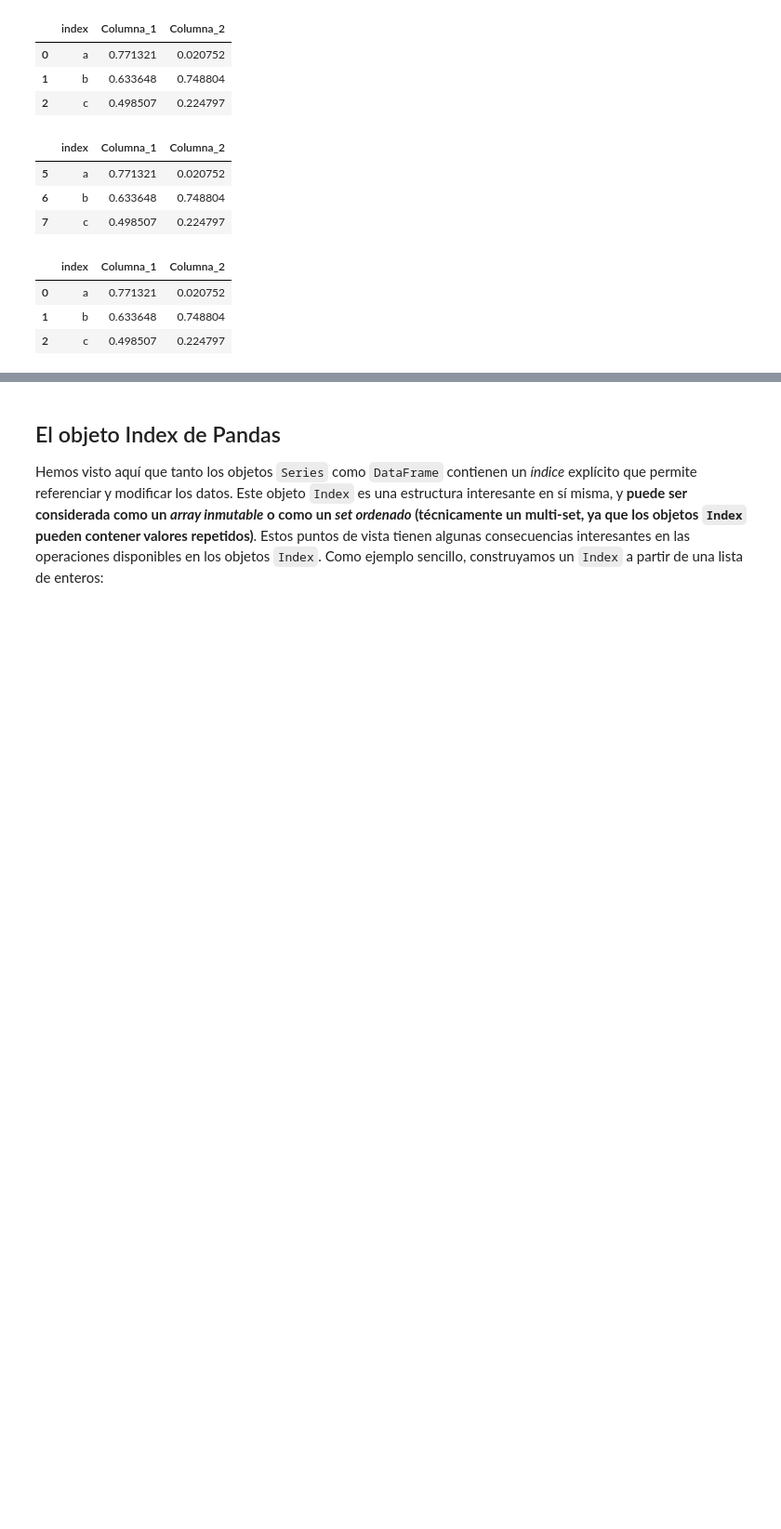
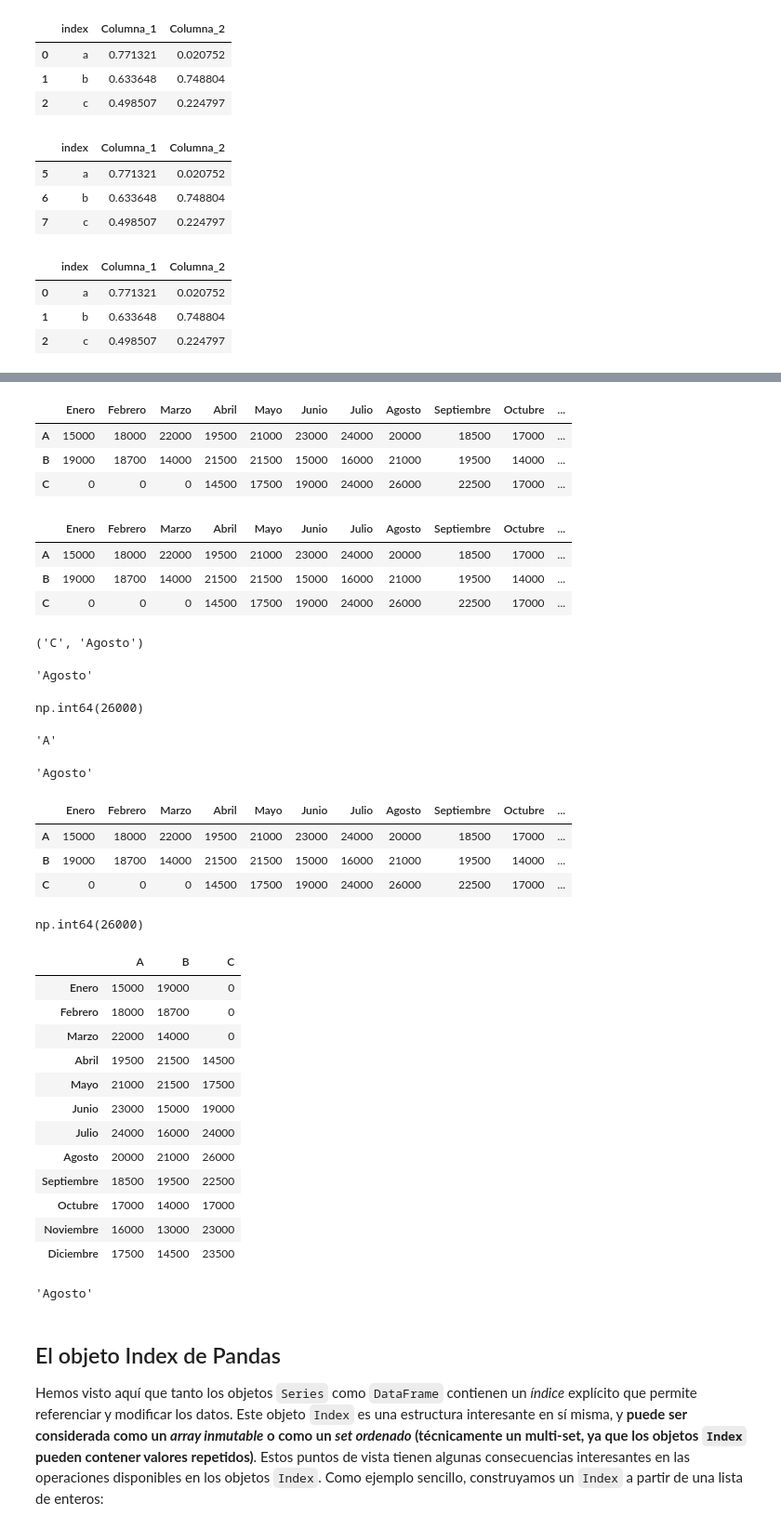
Before and after one commit to urkomen/2026-02-BILBAO-FT-Data-Science, a Jupyter notebook: 2-Data_Analysis/2-Pandas/Teoría/1_Intro_Pandas.ipynb, the cells around one changed output, grey strips where cells are left out. Shown at 93% size. Saved outputs shown, nothing was run; the diff lists cells and outputs as text; code cells hidden in the pictures; blank space fills up the shorter version.

```diff
--- a/2-Data_Analysis/2-Pandas/Teoría/1_Intro_Pandas.ipynb
+++ b/2-Data_Analysis/2-Pandas/Teoría/1_Intro_Pandas.ipynb
@@ -537,3 +548,83 @@ ventas_mensuales_C = pd.Series([0, 0, 0, 14500, 17500, 19000, 24000, 26000, 2250
+# %%
+ventas_mensuales_A.index = meses
+ventas_mensuales_B.index = meses
+ventas_mensuales_C.index = meses
+
+df = pd.DataFrame([ventas_mensuales_A, ventas_mensuales_B, ventas_mensuales_C],
+                  index=['A', 'B', 'C'])
+df
+# %% [output]
+|  | Enero | Febrero | Marzo | Abril | Mayo | Junio | Julio | Agosto | Septiembre | Octubre | ... |
+| A | 15000 | 18000 | 22000 | 19500 | 21000 | 23000 | 24000 | 20000 | 18500 | 17000 | ... |
+| B | 19000 | 18700 | 14000 | 21500 | 21500 | 15000 | 16000 | 21000 | 19500 | 14000 | ... |
+| C | 0 | 0 | 0 | 14500 | 17500 | 19000 | 24000 | 26000 | 22500 | 17000 | ... |
+# %%
+df_bien = pd.DataFrame([ventas_mensuales_A.values, ventas_mensuales_B.values, ventas_mensuales_C.values],
+                  columns = meses,
+                  index=['A', 'B', 'C'])
+df_bien
+# %% [output]
+|  | Enero | Febrero | Marzo | Abril | Mayo | Junio | Julio | Agosto | Septiembre | Octubre | ... |
+| A | 15000 | 18000 | 22000 | 19500 | 21000 | 23000 | 24000 | 20000 | 18500 | 17000 | ... |
+| B | 19000 | 18700 | 14000 | 21500 | 21500 | 15000 | 16000 | 21000 | 19500 | 14000 | ... |
+| C | 0 | 0 | 0 | 14500 | 17500 | 19000 | 24000 | 26000 | 22500 | 17000 | ... |
+# %%
+# 2
+df_bien.stack().idxmax()
+# %% [output]
+('C', 'Agosto')
+# %%
+df_bien.max().idxmax()
+# %% [output]
+'Agosto'
+# %%
+df_bien.max().max()
+# %% [output]
+np.int64(26000)
+# %%
+# 3
+df_bien.mean(axis=1).idxmax()
+# %% [output]
+'A'
+# %%
+df_bien.mean(axis=0).idxmax()
+# %% [output]
+'Agosto'
+# %%
+# 4
+df_bien['Total_ventas'] = df_bien.sum(axis=1)
+df_bien
+# %% [output]
+|  | Enero | Febrero | Marzo | Abril | Mayo | Junio | Julio | Agosto | Septiembre | Octubre | ... |
+| A | 15000 | 18000 | 22000 | 19500 | 21000 | 23000 | 24000 | 20000 | 18500 | 17000 | ... |
+| B | 19000 | 18700 | 14000 | 21500 | 21500 | 15000 | 16000 | 21000 | 19500 | 14000 | ... |
+| C | 0 | 0 | 0 | 14500 | 17500 | 19000 | 24000 | 26000 | 22500 | 17000 | ... |
+# %%
+# Dejamos fuera la última columna
+df_bien[list(df_bien)[:-1]].max().max()
+# %% [output]
+np.int64(26000)
+# %%
+df_bien_T = df_bien.T
+df_bien_T
+# %% [output]
+|  | A | B | C |
+| Enero | 15000 | 19000 | 0 |
+| Febrero | 18000 | 18700 | 0 |
+| Marzo | 22000 | 14000 | 0 |
+| Abril | 19500 | 21500 | 14500 |
+| Mayo | 21000 | 21500 | 17500 |
+| Junio | 23000 | 15000 | 19000 |
+| Julio | 24000 | 16000 | 24000 |
+| Agosto | 20000 | 21000 | 26000 |
+| Septiembre | 18500 | 19500 | 22500 |
+| Octubre | 17000 | 14000 | 17000 |
+| Noviembre | 16000 | 13000 | 23000 |
+| Diciembre | 17500 | 14500 | 23500 |
+# %%
+df_bien_T.loc[:'Diciembre','A':'C'].T.max().idxmax()
+# %% [output]
+'Agosto'
 # %% [markdown]
 ## El objeto Index de Pandas
 
```
Also changed, not shown: parts of 62 cells of this notebook, 2 other files.
